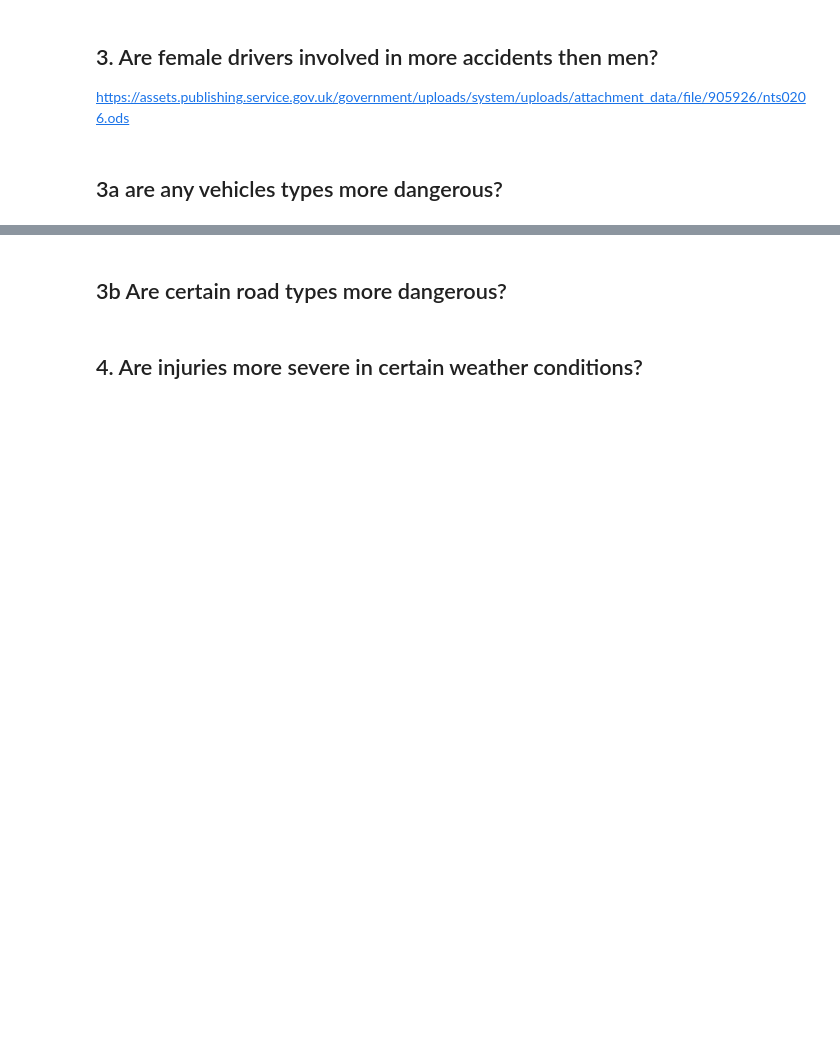
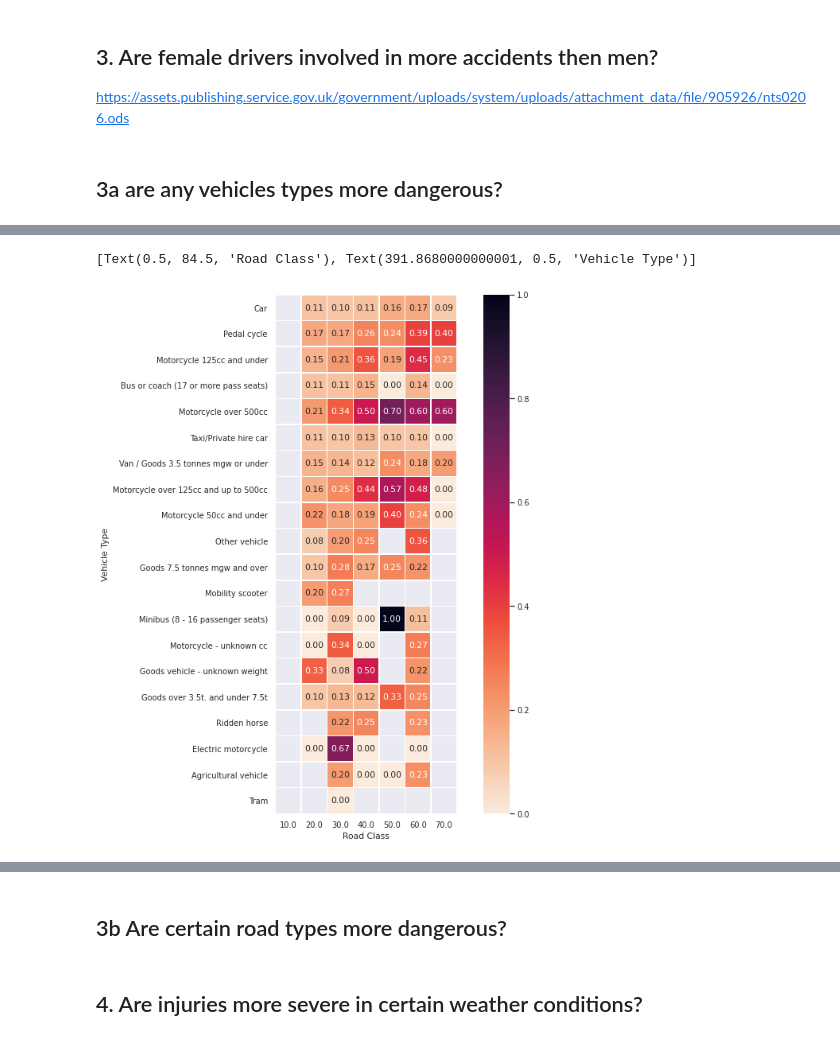
Before and after one commit to GaborJenei/DS-Stackoverflow-Survey, a Jupyter notebook: 01_Intro_to_DS/3_BlogPost/Udacity DSND Project1_BlogPost.ipynb, the cells around one changed output, grey strips where cells are left out. Drawn from its saved outputs; the diff is of its cells as text; code cells hidden in the pictures; blank space fills up the shorter version.

```diff
--- a/01_Intro_to_DS/3_BlogPost/Udacity DSND Project1_BlogPost.ipynb
+++ b/01_Intro_to_DS/3_BlogPost/Udacity DSND Project1_BlogPost.ipynb
@@ -298 +365,13 @@ df_ksi_props = df_ksi_counts[['Fatal', 'Serious']].sum(1) / df_ksi_counts.sum(ax
+# %%
+df_ksi_by_vehicle_roadtype[0]['Motorway'].unstack()
+
+sns.set(font_scale=0.9)
+f, ax = plt.subplots(figsize=(12, 12))
+sns.heatmap(df_ksi_by_vehicle_roadtype[0]['C'].unstack(), annot=True, cmap='rocket_r',fmt='.2f',
+            square=True, linewidths=.5, ax=ax)
+
+ax.set(xlabel='Road Class', ylabel="Vehicle Type")
+# %% [output]
+[Text(0.5, 84.5, 'Road Class'), Text(391.8680000000001, 0.5, 'Vehicle Type')]
+[figure, added]
 # %%
```
Also changed, not shown: parts of 33 cells of this notebook.
